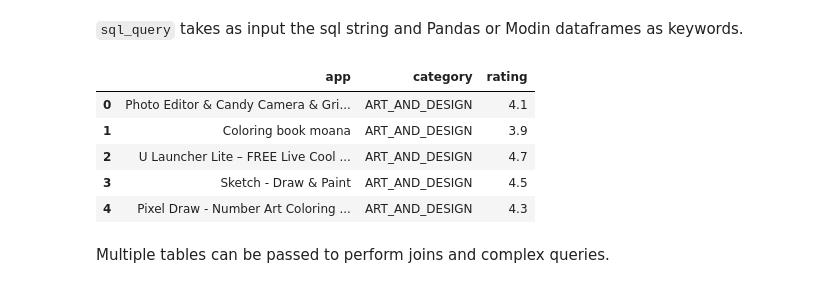
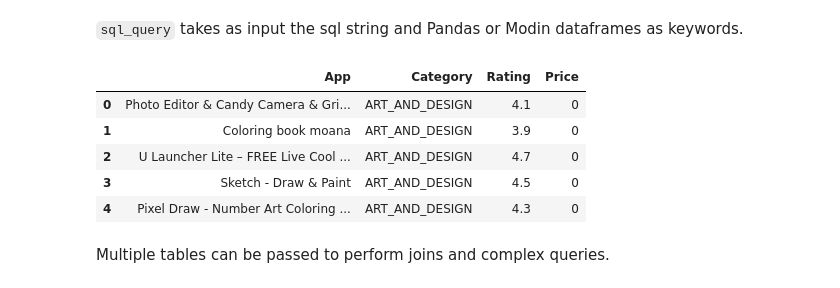
Before and after one commit to mindsdb/dfsql, a Jupyter notebook: testdrive.ipynb, the cells around one changed output. Drawn from its saved outputs; the diff is of its cells as text; code cells hidden in the pictures.

```diff
--- a/testdrive.ipynb
+++ b/testdrive.ipynb
@@ -71,16 +73,16 @@ googleplaystore_user_reviews.head()
 # %%
 from dfsql import sql_query
 # %%
-result_df = sql_query("SELECT App, Category, Rating FROM table1 WHERE Price = '0' LIMIT 5",
+result_df = sql_query("SELECT App, Category, Rating, Price FROM table1 WHERE Price = \"0\" LIMIT 5",
                       table1=googleplaystore)
 result_df
 # %% [output]
-|  | app | category | rating |
-| 0 | Photo Editor & Candy Camera & Gri... | ART_AND_DESIGN | 4.1 |
-| 1 | Coloring book moana | ART_AND_DESIGN | 3.9 |
-| 2 | U Launcher Lite – FREE Live Cool ... | ART_AND_DESIGN | 4.7 |
-| 3 | Sketch - Draw & Paint | ART_AND_DESIGN | 4.5 |
-| 4 | Pixel Draw - Number Art Coloring ... | ART_AND_DESIGN | 4.3 |
+|  | App | Category | Rating | Price |
+| 0 | Photo Editor & Candy Camera & Gri... | ART_AND_DESIGN | 4.1 | 0 |
+| 1 | Coloring book moana | ART_AND_DESIGN | 3.9 | 0 |
+| 2 | U Launcher Lite – FREE Live Cool ... | ART_AND_DESIGN | 4.7 | 0 |
+| 3 | Sketch - Draw & Paint | ART_AND_DESIGN | 4.5 | 0 |
+| 4 | Pixel Draw - Number Art Coloring ... | ART_AND_DESIGN | 4.3 | 0 |
 # %% [markdown]
 Multiple tables can be passed to perform joins and complex queries.
 # %%
```
Also changed, not shown: parts of 17 cells of this notebook, 2 other files.
